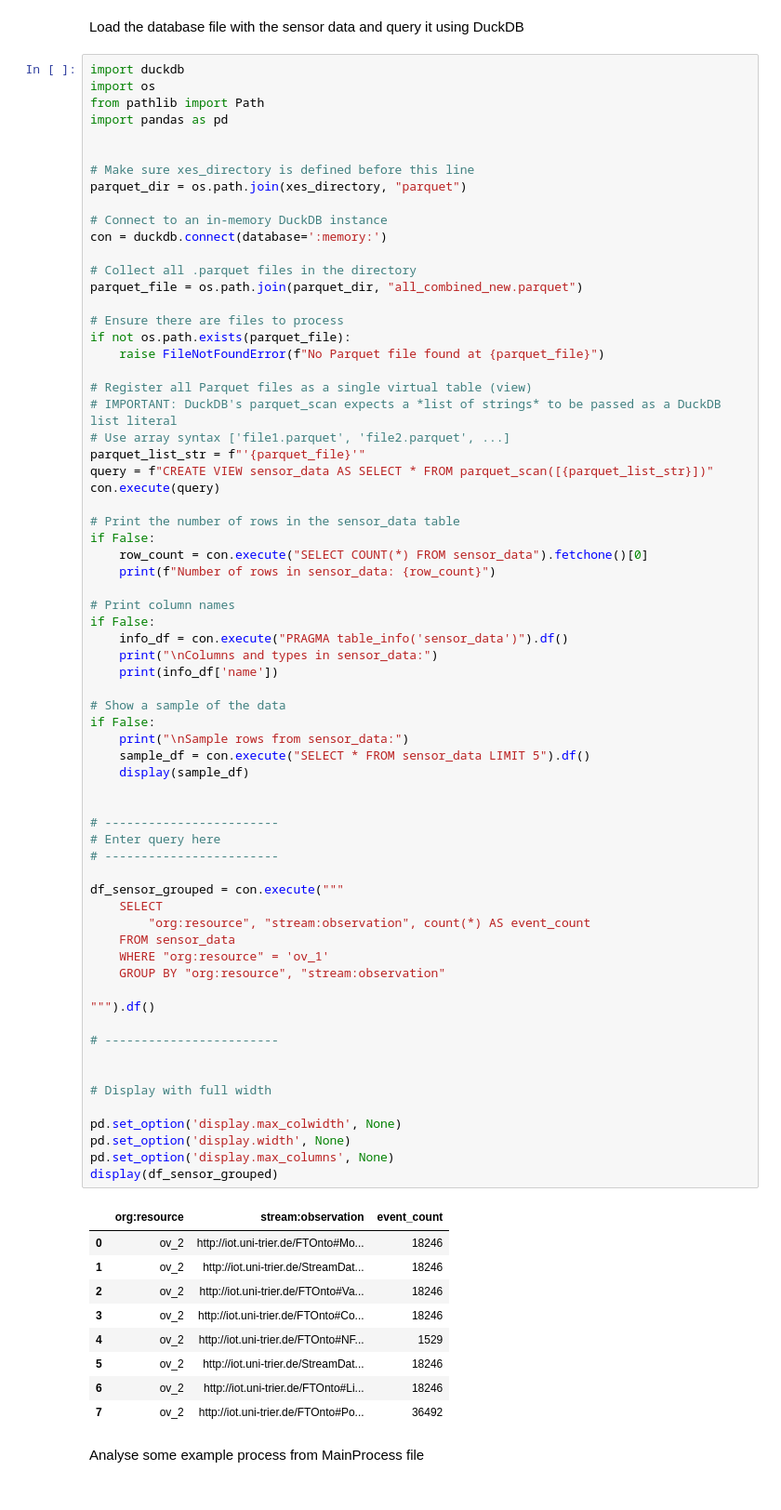
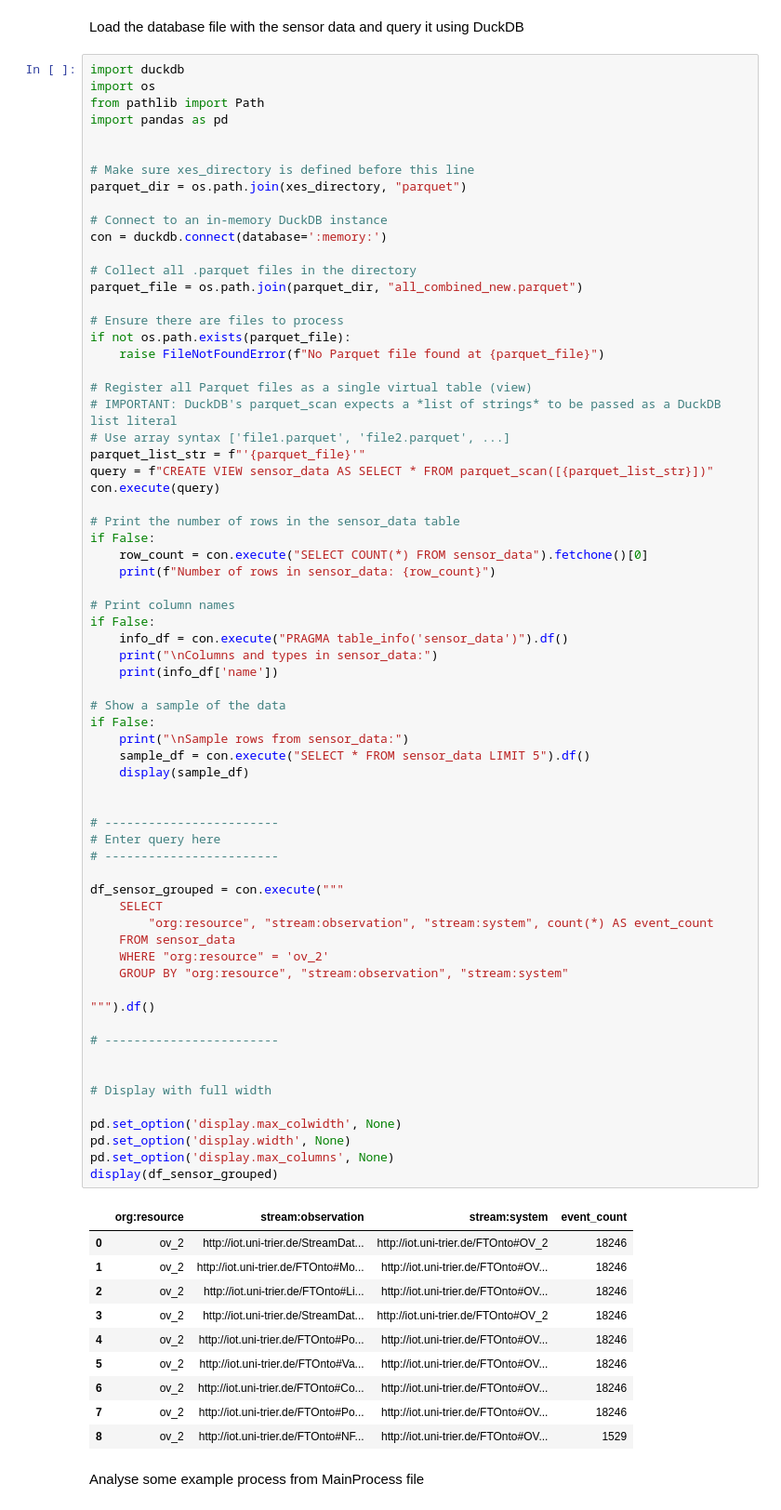
Before and after one commit to Olive305/Bachelor-thesis, a Jupyter notebook: Data/IoT enriched event log paper/document_log_content.ipynb, the cells around one changed output. Shown at 93% size. Cells and saved outputs as stored; diff of their text form.

```diff
--- a/Data/IoT enriched event log paper/document_log_content.ipynb
+++ b/Data/IoT enriched event log paper/document_log_content.ipynb
@@ -313,45 +313,46 @@ if False:
     print("\nColumns and types in sensor_data:")
     print(info_df['name'])
 
 # Show a sample of the data
 if False:
     print("\nSample rows from sensor_data:")
     sample_df = con.execute("SELECT * FROM sensor_data LIMIT 5").df()
     display(sample_df)
 
 
 # ------------------------
 # Enter query here
 # ------------------------
 
 df_sensor_grouped = con.execute("""
     SELECT
-        "org:resource", "stream:observation", count(*) AS event_count
+        "org:resource", "stream:observation", "stream:system", count(*) AS event_count
     FROM sensor_data
-    WHERE "org:resource" = 'ov_1'
-    GROUP BY "org:resource", "stream:observation"
+    WHERE "org:resource" = 'ov_2'
+    GROUP BY "org:resource", "stream:observation", "stream:system"
 
 """).df()
 
 # ------------------------
 
 
 # Display with full width
 
 pd.set_option('display.max_colwidth', None)
 pd.set_option('display.width', None)
 pd.set_option('display.max_columns', None)
 display(df_sensor_grouped)
 # %% [output]
-|  | org:resource | stream:observation | event_count |
-| 0 | ov_2 | http://iot.uni-trier.de/FTOnto#Mo... | 18246 |
-| 1 | ov_2 | http://iot.uni-trier.de/StreamDat... | 18246 |
-| 2 | ov_2 | http://iot.uni-trier.de/FTOnto#Va... | 18246 |
-| 3 | ov_2 | http://iot.uni-trier.de/FTOnto#Co... | 18246 |
-| 4 | ov_2 | http://iot.uni-trier.de/FTOnto#NF... | 1529 |
-| 5 | ov_2 | http://iot.uni-trier.de/StreamDat... | 18246 |
-| 6 | ov_2 | http://iot.uni-trier.de/FTOnto#Li... | 18246 |
-| 7 | ov_2 | http://iot.uni-trier.de/FTOnto#Po... | 36492 |
+|  | org:resource | stream:observation | stream:system | event_count |
+| 0 | ov_2 | http://iot.uni-trier.de/StreamDat... | http://iot.uni-trier.de/FTOnto#OV_2 | 18246 |
+| 1 | ov_2 | http://iot.uni-trier.de/FTOnto#Mo... | http://iot.uni-trier.de/FTOnto#OV... | 18246 |
+| 2 | ov_2 | http://iot.uni-trier.de/FTOnto#Li... | http://iot.uni-trier.de/FTOnto#OV... | 18246 |
+| 3 | ov_2 | http://iot.uni-trier.de/StreamDat... | http://iot.uni-trier.de/FTOnto#OV_2 | 18246 |
+| 4 | ov_2 | http://iot.uni-trier.de/FTOnto#Po... | http://iot.uni-trier.de/FTOnto#OV... | 18246 |
+| 5 | ov_2 | http://iot.uni-trier.de/FTOnto#Va... | http://iot.uni-trier.de/FTOnto#OV... | 18246 |
+| 6 | ov_2 | http://iot.uni-trier.de/FTOnto#Co... | http://iot.uni-trier.de/FTOnto#OV... | 18246 |
+| 7 | ov_2 | http://iot.uni-trier.de/FTOnto#Po... | http://iot.uni-trier.de/FTOnto#OV... | 18246 |
+| 8 | ov_2 | http://iot.uni-trier.de/FTOnto#NF... | http://iot.uni-trier.de/FTOnto#OV... | 1529 |
 # %% [markdown]
 Analyse some example process from MainProcess file
 # %%
```
Also changed, not shown: parts of 1 cell of this notebook, 2 other files.
